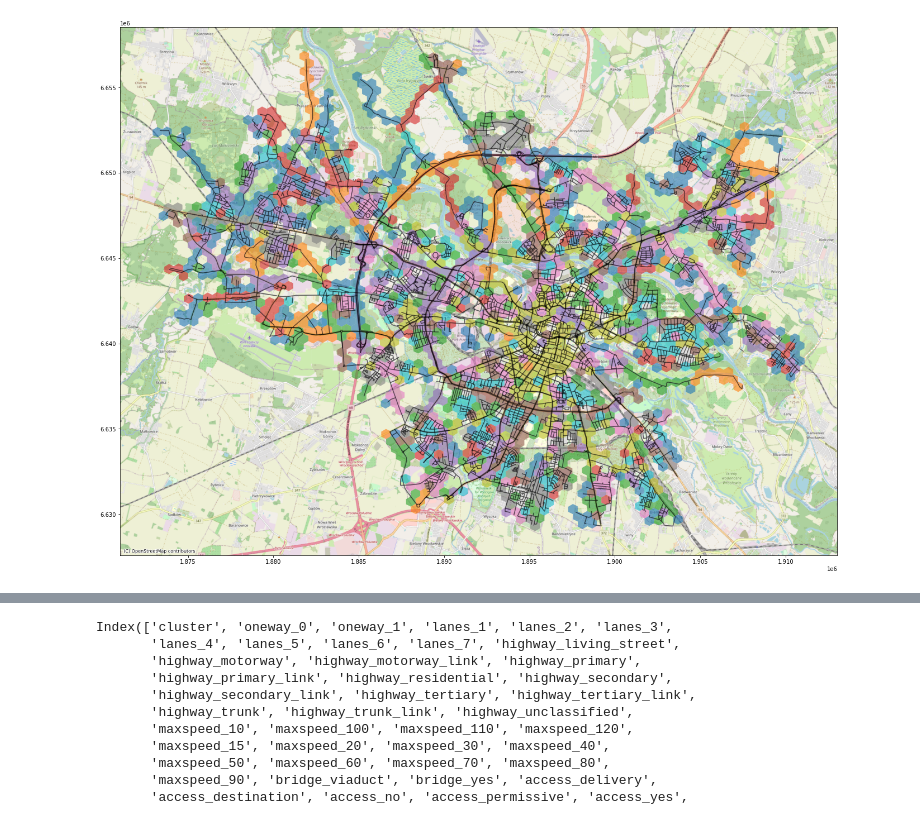
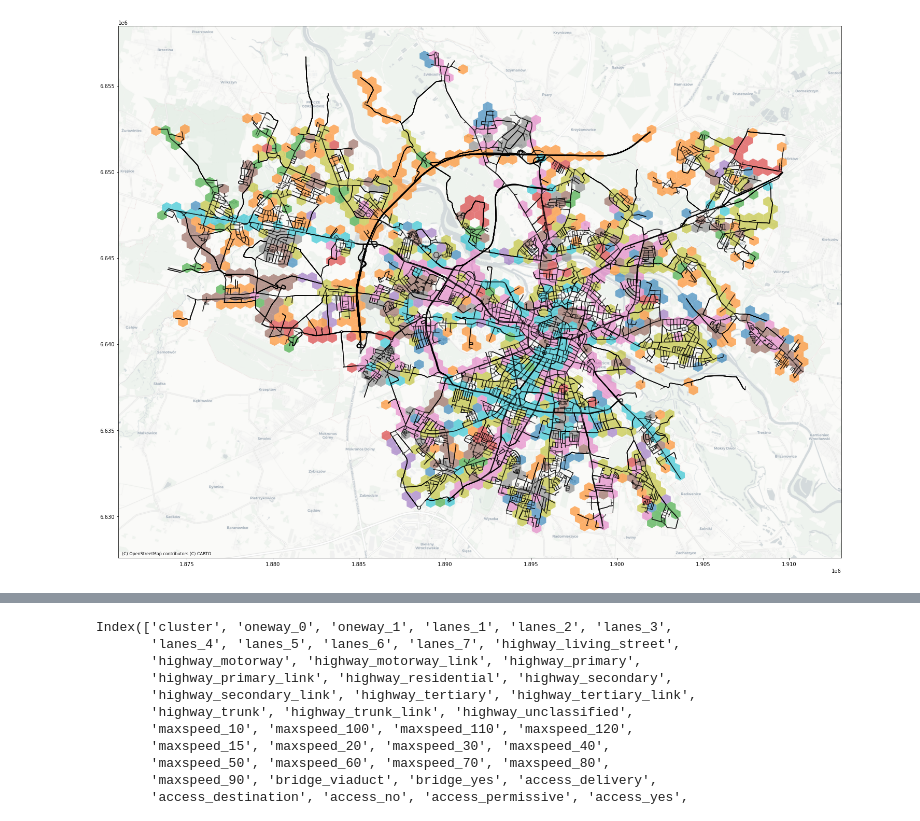
Before and after one commit to Calychas/highway2vec, a Jupyter notebook: notebooks/h3.ipynb, the cells around one changed output, grey strips where cells are left out. Saved outputs shown, nothing was run; the diff lists cells and outputs as text; code cells hidden in the pictures.

```diff
--- a/notebooks/h3.ipynb
+++ b/notebooks/h3.ipynb
@@ -105,0 +92,5 @@ import umap
+# %%
+
+
+hex_features_tfidf = tfidf(hex_feautres)
+hex_features_tfidf
@@ -106,14 +112,9 @@ import umap
 # %%
-mapper = umap.UMAP(n_neighbors=5, metric="euclidean").fit(hex_features_tfidf.values)
+mapper = umap.UMAP(n_neighbors=5, metric="cosine").fit(hex_features_tfidf.values)
 embedding = mapper.transform(hex_features_tfidf.values)
 # %%
-clusterer = hdbscan.HDBSCAN(min_cluster_size=30, metric="euclidean")
+
 embedding_df = pd.DataFrame(embedding, columns=["x", "y"])
-
-# cluster_labels = clusterer.fit_predict(hex_features_tfidf)
-cluster_labels = clusterer.fit_predict(embedding_df)
-
-embedding_df["cluster"] = cluster_labels
-embedding_df["cluster"] = embedding_df["cluster"].astype("category")
+embedding_df["cluster"] = cluster_hdbscan(embedding_df, min_cluster_size=30, metric="euclidean")
 fig = px.scatter(embedding_df, x="x", y="y", color="cluster", width=800, height=700)
 fig.show()
@@ -134,0 +132,3 @@ hex_gdf = h3_gdf.join(hex_features)
+# %%
+hexagons_clustered = hexagons.join(embedding_df)
+hexagons_clustered.head(5)
@@ -135,14 +143,13 @@ hex_gdf = h3_gdf.join(hex_features)
 # %%
-import matplotlib.pyplot as plt
-import contextily as ctx
-fig, ax = plt.subplots(1, 1, figsize=(23,18))
+fig, ax = plt.subplots(1, 1, figsize=(25, 23))
 ax.set_aspect('equal')
 # hex_gdf.plot(column='cluster', ax=ax)
-hex_gdf[hex_gdf["cluster"] != -1].to_crs(epsg=3857).plot(column='cluster', ax=ax, alpha=0.6)
+# hexagons_clustered.to_crs(epsg=3857).plot(column='cluster', ax=ax, alpha=0.6)
+hexagons_clustered[hexagons_clustered["cluster"] != -1].to_crs(epsg=3857).plot(column='cluster', ax=ax, alpha=0.6)
 edges.to_crs(epsg=3857).plot(ax=ax, color="black", alpha=0.6)
-ctx.add_basemap(ax, source=ctx.providers.OpenStreetMap.Mapnik)
+ctx.add_basemap(ax, source=ctx.providers.CartoDB.Positron)
 # %% [output]
-[figure, old version]
+[figure, new version]
 # %%
 hex_group_cluster = hex_features_tfidf.join(embedding_df).groupby(by="cluster")
 # %%
```
Also changed, not shown: parts of 26 cells of this notebook, 15 other files.
